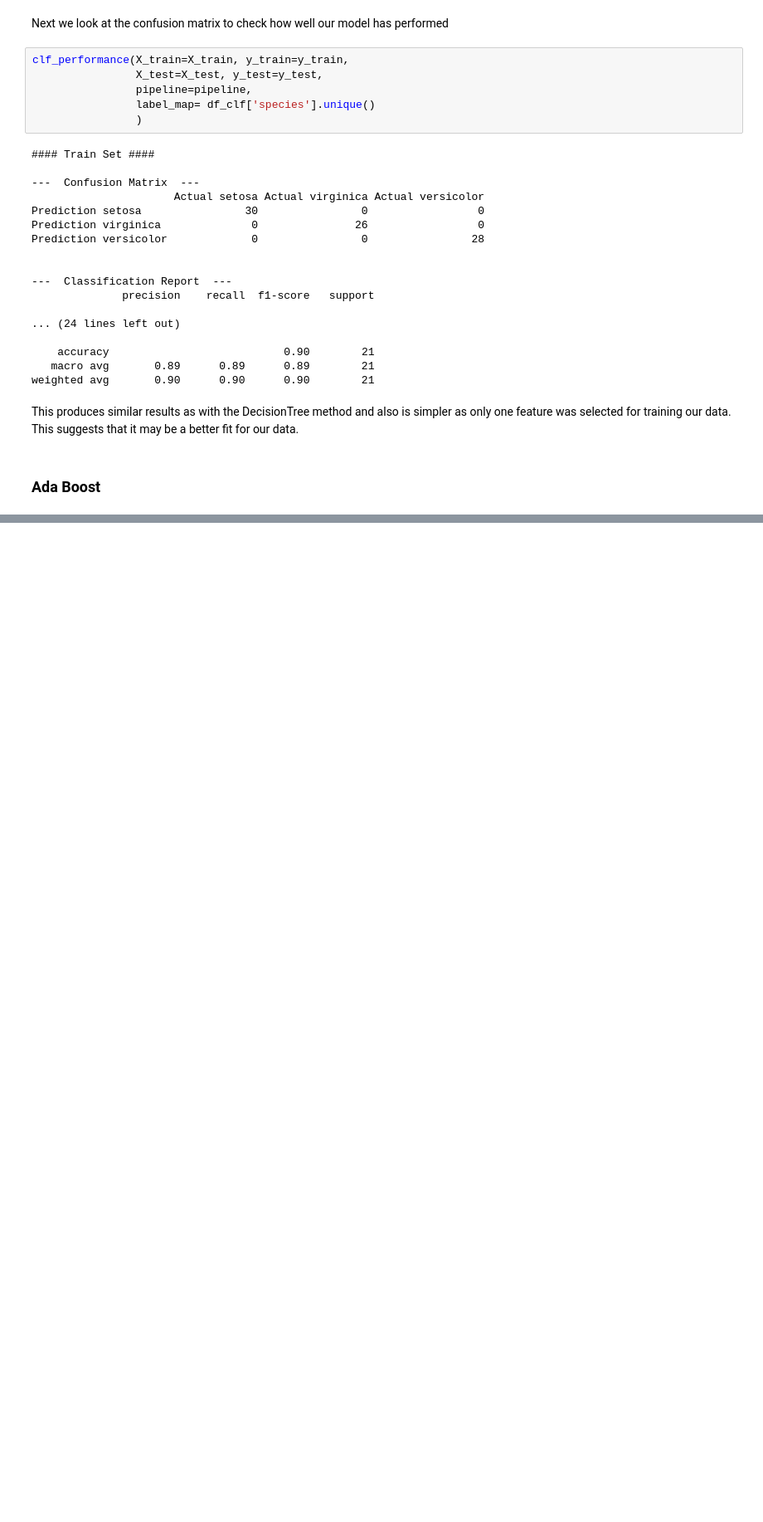
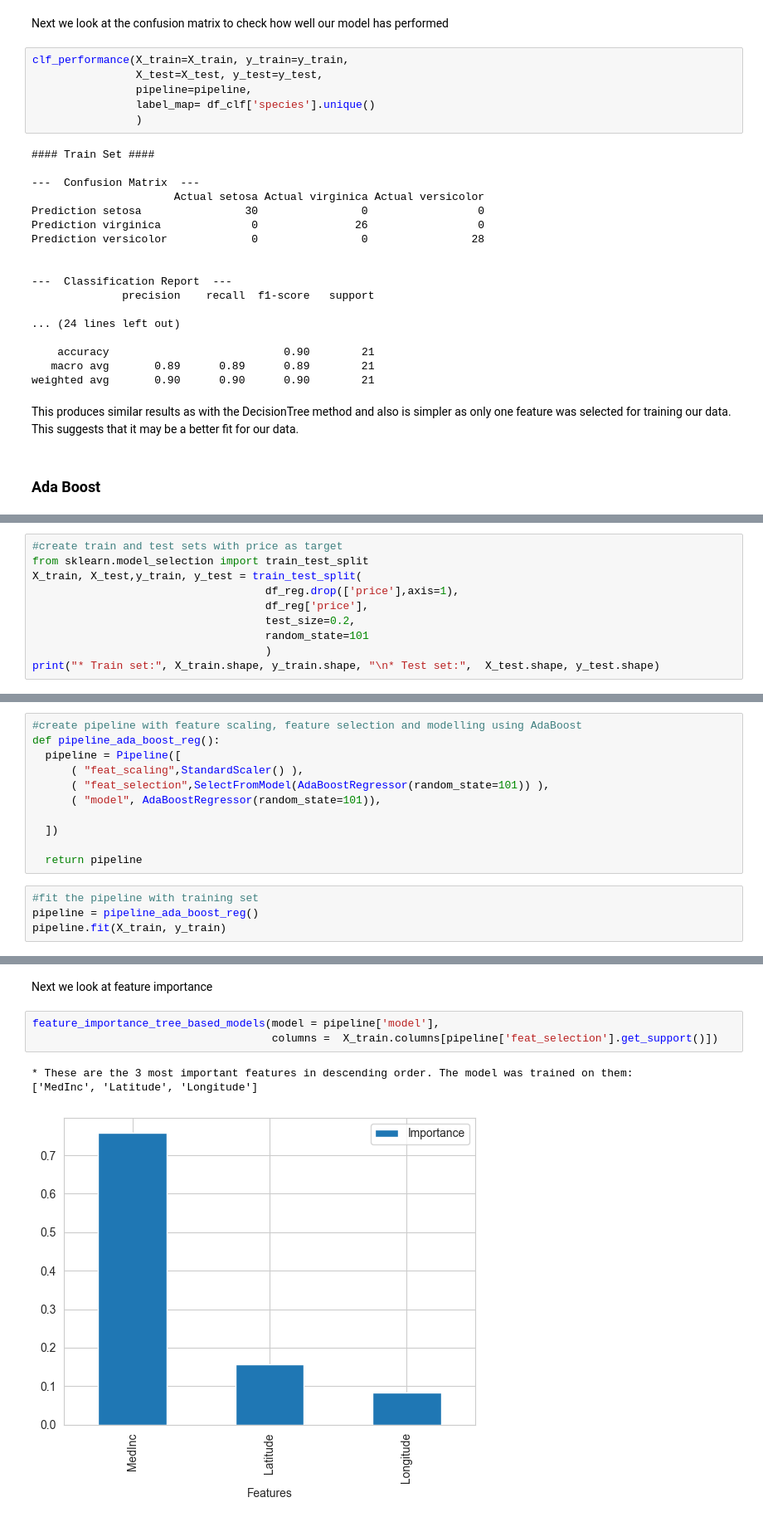
Before and after one commit to Mikeecee1/ML_practice, a Jupyter notebook: jupyter_notebooks/TreeBased_models.ipynb, the cells around one changed output, grey strips where cells are left out. Shown: that part at 83% size. Cells and saved outputs as stored; diff of their text form; blank space fills up the shorter version.

Commit message:
completed AdaBoost section

```diff
--- a/jupyter_notebooks/TreeBased_models.ipynb
+++ b/jupyter_notebooks/TreeBased_models.ipynb
@@ -649,0 +669,10 @@ This produces similar results as with the DecisionTree method and also is simple
+# %%
+#create train and test sets with price as target
+from sklearn.model_selection import train_test_split
+X_train, X_test,y_train, y_test = train_test_split(
+                                    df_reg.drop(['price'],axis=1),
+                                    df_reg['price'],
+                                    test_size=0.2,
+                                    random_state=101
+                                    )
+print("* Train set:", X_train.shape, y_train.shape, "\n* Test set:",  X_test.shape, y_test.shape)
@@ -649,0 +684,15 @@ This produces similar results as with the DecisionTree method and also is simple
+# %%
+#create pipeline with feature scaling, feature selection and modelling using AdaBoost
+def pipeline_ada_boost_reg():
+  pipeline = Pipeline([
+      ( "feat_scaling",StandardScaler() ),
+      ( "feat_selection",SelectFromModel(AdaBoostRegressor(random_state=101)) ),
+      ( "model", AdaBoostRegressor(random_state=101)),
+
+  ])
+
+  return pipeline
+# %%
+#fit the pipeline with training set
+pipeline = pipeline_ada_boost_reg()
+pipeline.fit(X_train, y_train)
@@ -649,0 +704,9 @@ This produces similar results as with the DecisionTree method and also is simple
+# %% [markdown]
+Next we look at feature importance
+# %%
+feature_importance_tree_based_models(model = pipeline['model'],
+                                     columns =  X_train.columns[pipeline['feat_selection'].get_support()])
+# %% [output]
+* These are the 3 most important features in descending order. The model was trained on them:
+['MedInc', 'Latitude', 'Longitude']
+[figure, added]
```
Also changed, not shown: parts of 11 cells of this notebook.
